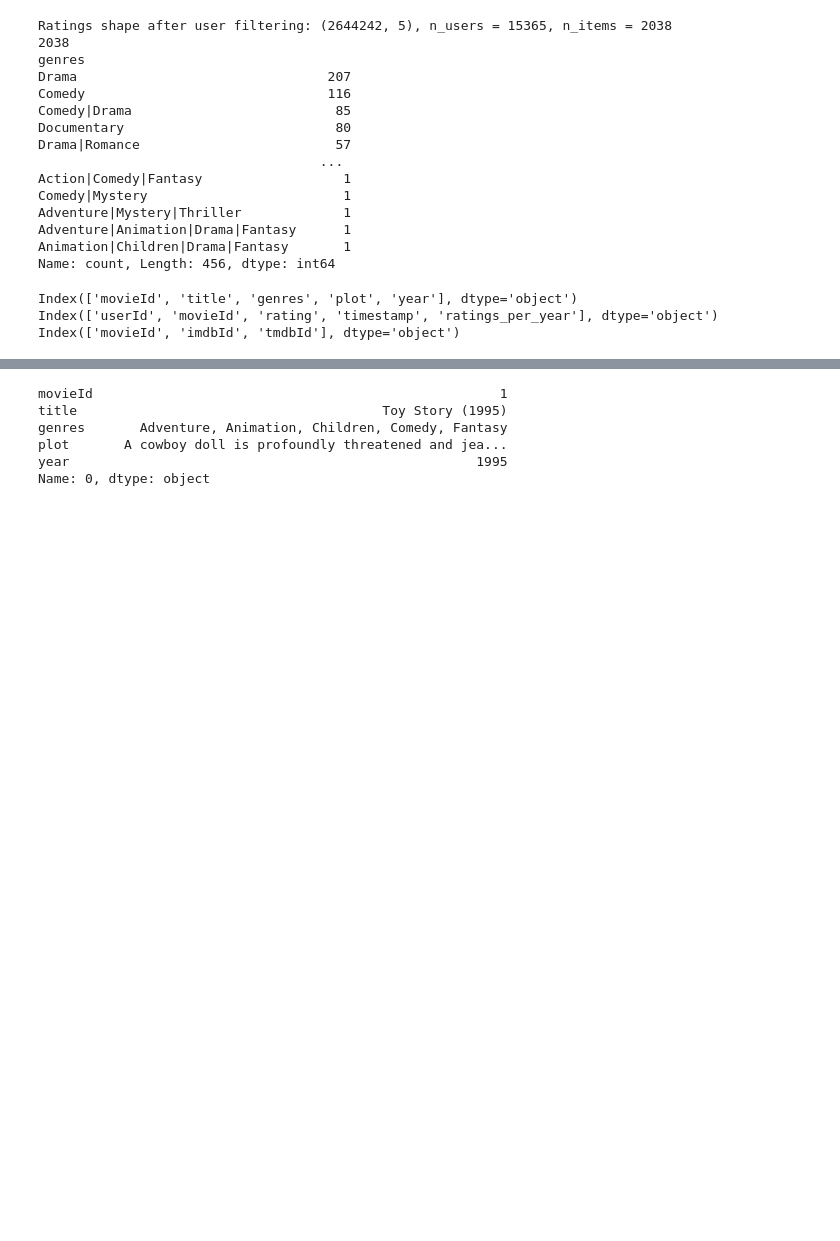
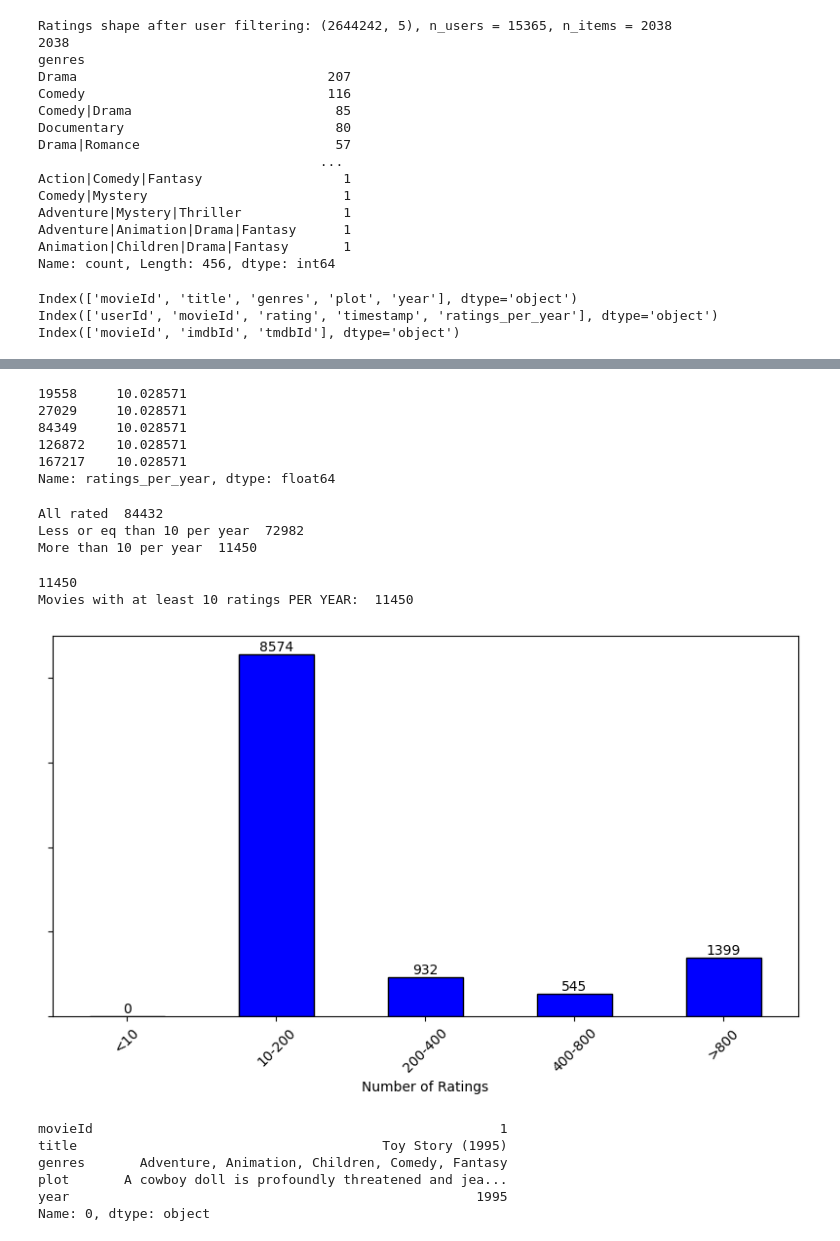
Before and after one commit to RichardFedak/llm-diversity, a Jupyter notebook: experiment/EasyStudy/server/static/datasets/ml-latest/explore.ipynb, the cells around one changed output, grey strips where cells are left out. Saved outputs shown, nothing was run; the diff lists cells and outputs as text; code cells hidden in the pictures; blank space fills up the shorter version.

Commit message:
Dataset filtering explore

```diff
--- a/experiment/EasyStudy/server/static/datasets/ml-latest/explore.ipynb
+++ b/experiment/EasyStudy/server/static/datasets/ml-latest/explore.ipynb
@@ -210,3 +212,69 @@ Movies with at least 300 ratings:  7805
+# %%
+
+def _parse_year(x):
+        x = x.split("(")
+        if len(x) <= 1:
+            return 0
+        try:
+            return int(x[-1].split(")")[0])
+        except:
+            return 0
+
+explore_movies_df.loc[:, "year"] = explore_movies_df["title"].apply(_parse_year)
+movies_df_indexed = explore_movies_df.set_index("movieId")
+
+movies_df_indexed.loc[:, "age"] = movies_df_indexed.year.max() - movies_df_indexed.year
+
+explore_ratings_df.loc[:, "ratings_per_year"] = explore_ratings_df['movieId'].map(explore_ratings_df['movieId'].value_counts()) / explore_ratings_df['movieId'].map(movies_df_indexed["age"])
+filtered_ratings = explore_ratings_df[explore_ratings_df.ratings_per_year > 10]
+# %% [output]
+19558     10.028571
+27029     10.028571
+84349     10.028571
+126872    10.028571
+167217    10.028571
+Name: ratings_per_year, dtype: float64
+# %%
+# Movies with less than 10 ratings per year
+less_than_10_ratings = explore_ratings_df[explore_ratings_df['ratings_per_year'] <= 10]
+print("All rated ", len(explore_movies_df) - len(unrated_movies))
+print("Less or eq than 10 per year ", len(less_than_10_ratings.groupby('movieId').size()))
+print("More than 10 per year ", len(filtered_ratings.groupby('movieId').size()))
+# %% [output]
+All rated  84432
+Less or eq than 10 per year  72982
+More than 10 per year  11450
+# %%
+ratings_per_movie = filtered_ratings.groupby('movieId')["ratings_per_year"].max()
+print(len(ratings_per_movie))
+
+TOTAL_RATING_LOWER_BOUND = 10
+
+bins = [0, TOTAL_RATING_LOWER_BOUND, 200, 400, 800, float('inf')]
+labels = [f'<{TOTAL_RATING_LOWER_BOUND}', '10-200', '200-400', '400-800', '>800']
+
+binned = pd.cut(ratings_per_movie, bins=bins, labels=labels, right=True, include_lowest=True)
+
+bin_counts = binned.value_counts().sort_index()
+
+print(f"Movies with at least {TOTAL_RATING_LOWER_BOUND} ratings PER YEAR: ", bin_counts.sum())
+
+plt.figure(figsize=(8, 5))
+ax = bin_counts.plot(kind='bar', color='blue', edgecolor='black')
+
+for i, value in enumerate(bin_counts):
+    ax.text(i, value, str(value), ha='center', va='bottom', fontsize=10)
+
+ax.set_yticklabels([])
+
+plt.xlabel('Number of Ratings')
+plt.xticks(rotation=45)
+plt.tight_layout()
+plt.show()
+# %% [output]
+11450
+Movies with at least 10 ratings PER YEAR:  11450
+[figure, added]
 # %%
 filtered_movies["genres"] = filtered_movies["genres"].str.replace("|", ", ", regex=False)
 print(filtered_movies.iloc[0])
```
Also changed, not shown: parts of 3 cells of this notebook.
